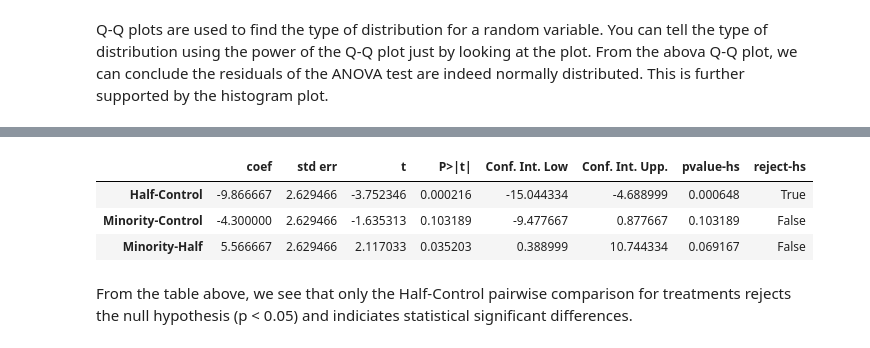
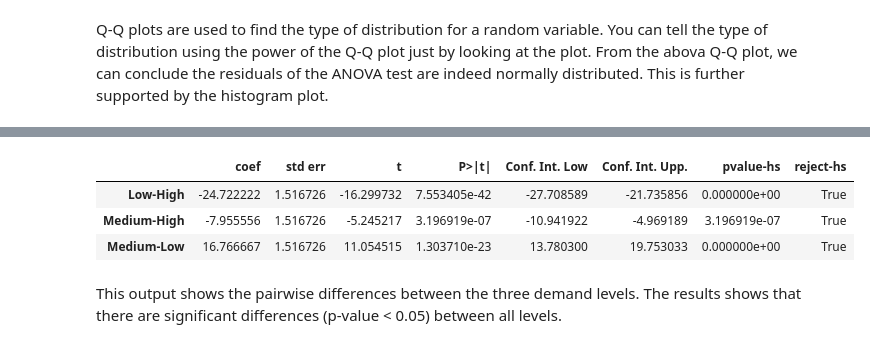
Before and after one commit to DFazekas/thesis_analysis, a Jupyter notebook: Thesis_Analysis.ipynb, the cells around one changed output, grey strips where cells are left out. Drawn from its saved outputs; the diff is of its cells as text; code cells hidden in the pictures.

```diff
--- a/Thesis_Analysis.ipynb
+++ b/Thesis_Analysis.ipynb
@@ -130,0 +226,4 @@ With only 3 comparisons and a 5% confidence interval, our **family-wise error ra
+# %%
+model_rtt_2 = ols("RTT ~ C(Demand) + C(Penetration)", df).fit()
+pair_t = model_rtt_2.t_test_pairwise('C(Penetration)')
+pair_t.result_frame
@@ -131,10 +241,10 @@ With only 3 comparisons and a 5% confidence interval, our **family-wise error ra
 # %%
-pair_t = model.t_test_pairwise('Penetration')
+pair_t = model_rtt_2.t_test_pairwise('C(Demand)')
 pair_t.result_frame
 # %% [output]
 |  | coef | std err | t | P>|t| | Conf. Int. Low | Conf. Int. Upp. | pvalue-hs | reject-hs |
-| Half-Control | -9.866667 | 2.629466 | -3.752346 | 0.000216 | -15.044334 | -4.688999 | 0.000648 | True |
-| Minority-Control | -4.300000 | 2.629466 | -1.635313 | 0.103189 | -9.477667 | 0.877667 | 0.103189 | False |
-| Minority-Half | 5.566667 | 2.629466 | 2.117033 | 0.035203 | 0.388999 | 10.744334 | 0.069167 | False |
+| Low-High | -24.722222 | 1.516726 | -16.299732 | 7.553405e-42 | -27.708589 | -21.735856 | 0.000000e+00 | True |
+| Medium-High | -7.955556 | 1.516726 | -5.245217 | 3.196919e-07 | -10.941922 | -4.969189 | 3.196919e-07 | True |
+| Medium-Low | 16.766667 | 1.516726 | 11.054515 | 1.303710e-23 | 13.780300 | 19.753033 | 0.000000e+00 | True |
-# %% [markdown]
-From the table above, we see that only the Half-Control pairwise comparison for treatments rejects the null hypothesis (p < 0.05) and indiciates statistical significant differences.
+# %% [markdown]
+This output shows the pairwise differences between the three demand levels. The results shows that there are significant differences (p-value < 0.05) between all levels.
```
Also changed, not shown: parts of 30 cells of this notebook.
